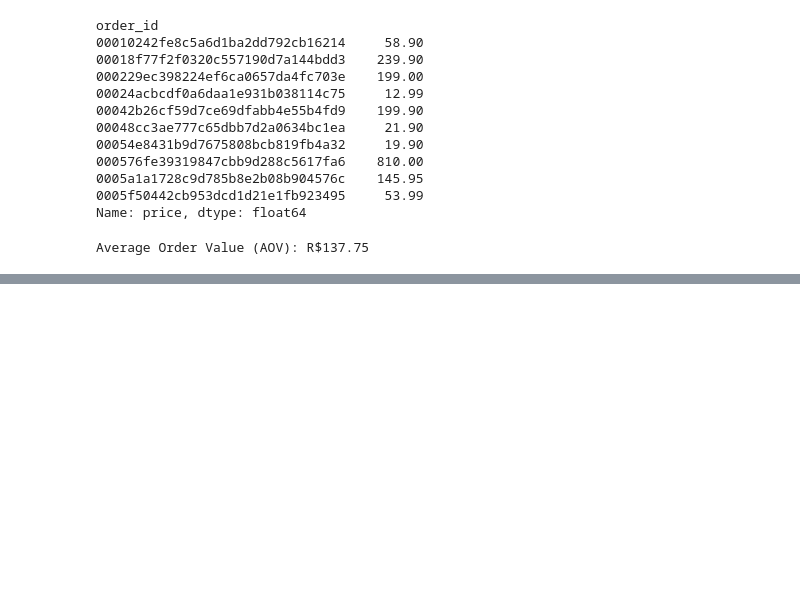
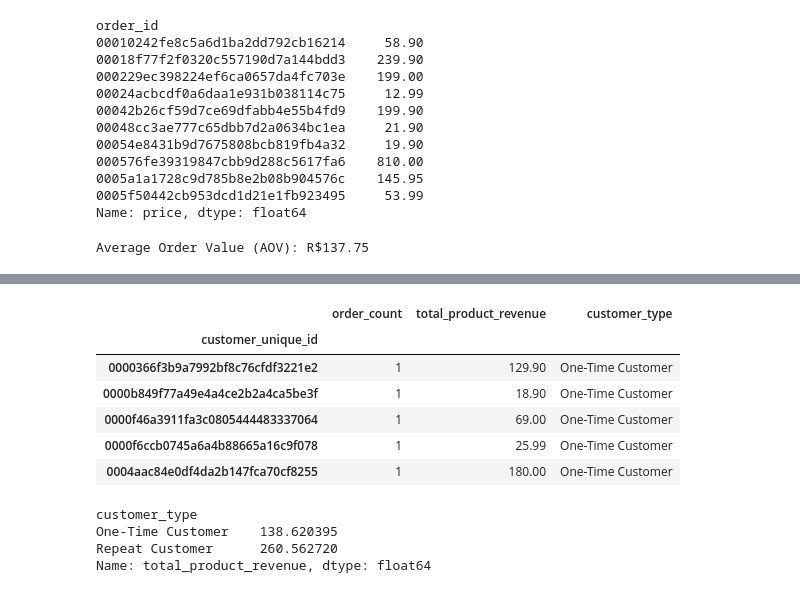
Before and after one commit to PoojaMandal7355/olist-ecommerce-analytics, a Jupyter notebook: notebooks/01_olist_eda.ipynb, the cells around one changed output, grey strips where cells are left out. Cells and saved outputs as stored; diff of their text form; code cells hidden in the pictures; blank space fills up the shorter version.

Commit message:
Add AOV analysis

```diff
--- a/notebooks/01_olist_eda.ipynb
+++ b/notebooks/01_olist_eda.ipynb
@@ -1612,3 +1612,11 @@ aov = order_revenue.mean()
 print(f"Average Order Value (AOV): R${aov:,.2f}")
 # %% [output]
 Average Order Value (AOV): R$137.75
+# %%
+aov_by_customer_type = (
+    order_items_with_customers
+    .groupby("customer_unique_id")["price"]
+    .sum()
+)
+
+aov_by_customer_type.head()
@@ -1614,0 +1631,34 @@ Average Order Value (AOV): R$137.75
+# %%
+customer_aov_analysis = pd.DataFrame({
+    "order_count": customer_order_counts,
+    "total_product_revenue": aov_by_customer_type
+})
+
+customer_aov_analysis["customer_type"] = np.where(
+    customer_aov_analysis["order_count"] > 1,
+    "Repeat Customer",
+    "One-Time Customer"
+)
+
+customer_aov_analysis.head()
+# %% [output]
+|  | order_count | total_product_revenue | customer_type |
+| customer_unique_id |  |  |  |
+| 0000366f3b9a7992bf8c76cfdf3221e2 | 1 | 129.90 | One-Time Customer |
+| 0000b849f77a49e4a4ce2b2a4ca5be3f | 1 | 18.90 | One-Time Customer |
+| 0000f46a3911fa3c0805444483337064 | 1 | 69.00 | One-Time Customer |
+| 0000f6ccb0745a6a4b88665a16c9f078 | 1 | 25.99 | One-Time Customer |
+| 0004aac84e0df4da2b147fca70cf8255 | 1 | 180.00 | One-Time Customer |
+# %%
+customer_type_aov = (
+    customer_aov_analysis
+    .groupby("customer_type")["total_product_revenue"]
+    .mean()
+)
+
+customer_type_aov
+# %% [output]
+customer_type
+One-Time Customer    138.620395
+Repeat Customer      260.562720
+Name: total_product_revenue, dtype: float64
```
Also changed, not shown: parts of 3 cells of this notebook.
